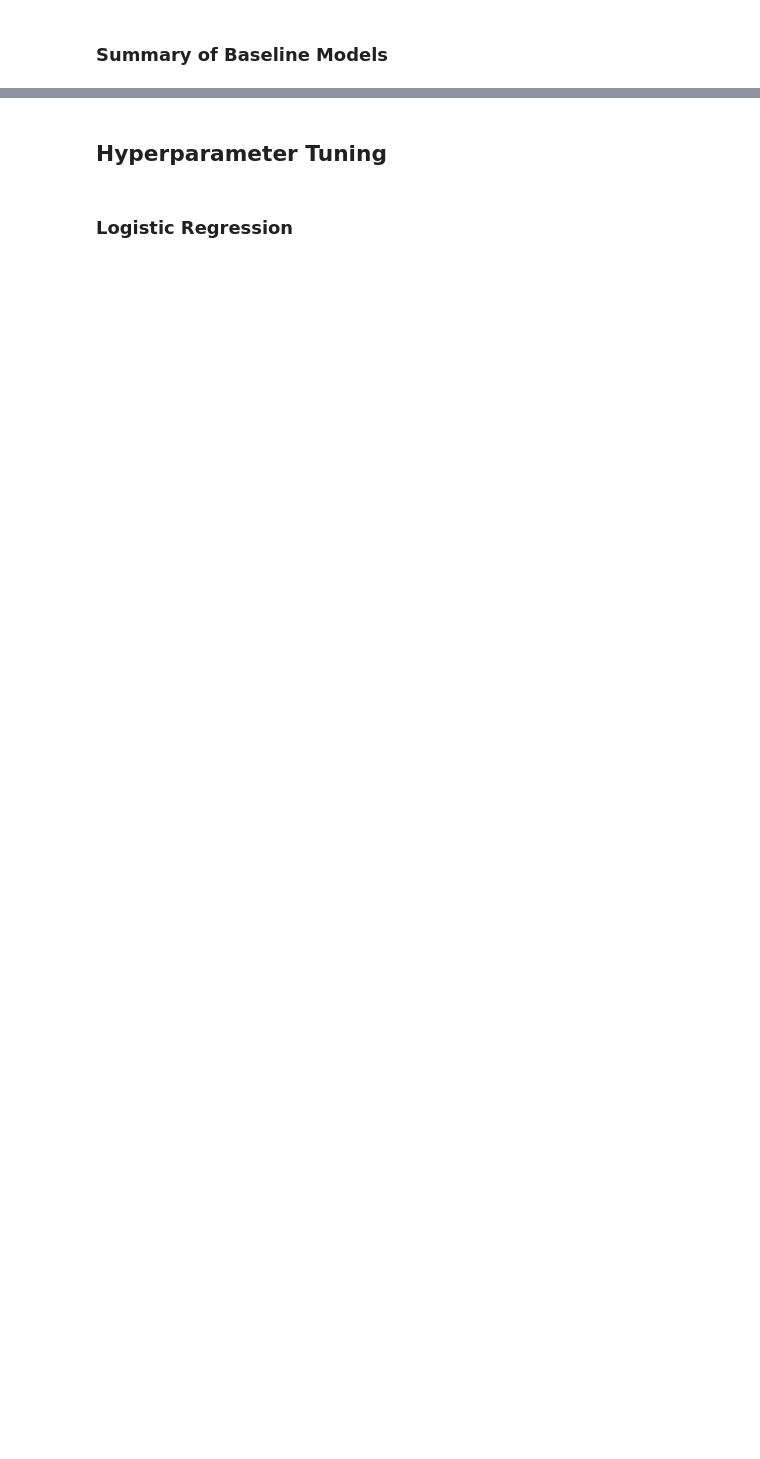
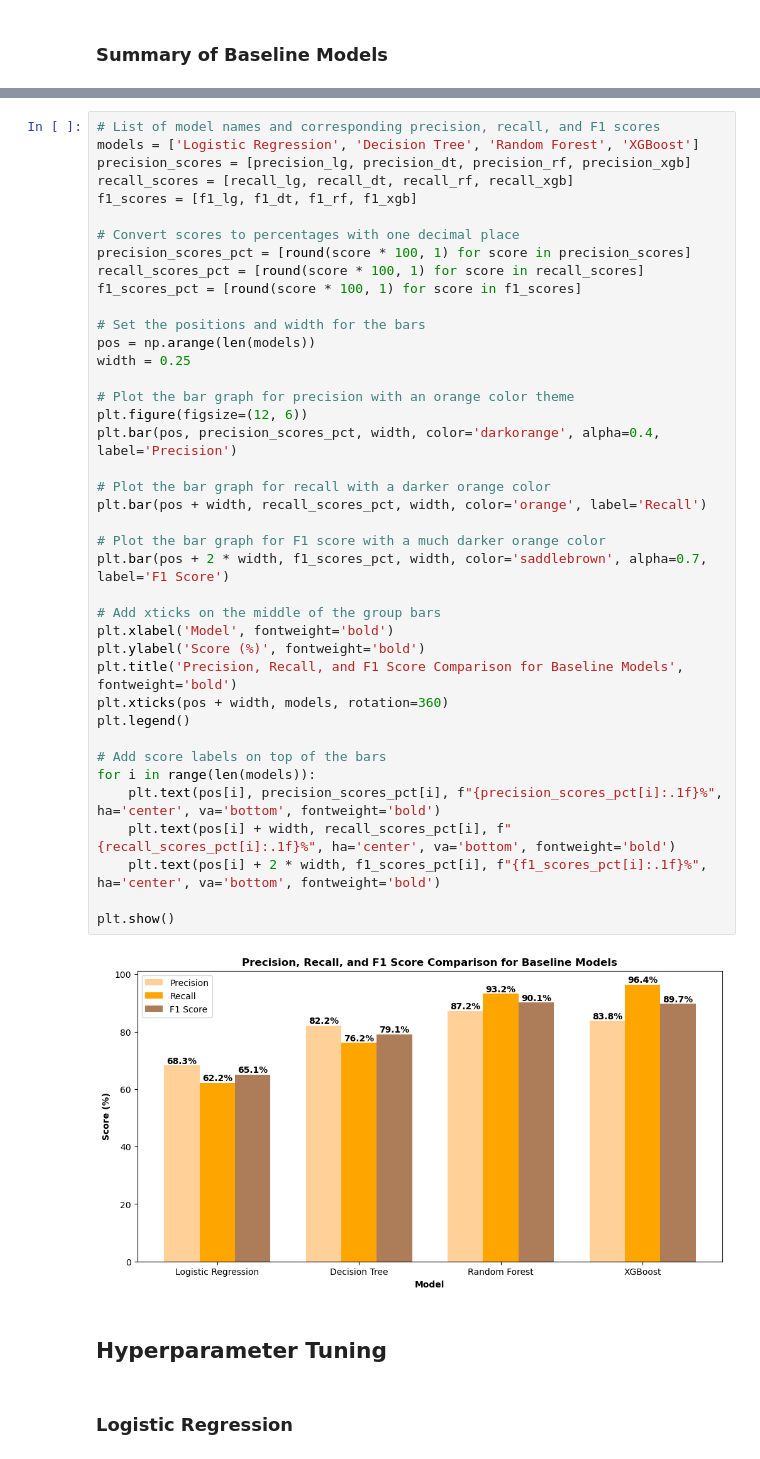
Before and after one commit to rachellliao/loan-default-prediction, a Jupyter notebook: 4. modeling.ipynb, the cells around one changed output, grey strips where cells are left out. Drawn from its saved outputs; the diff is of its cells as text; blank space fills up the shorter version.

```diff
--- a/4. modeling.ipynb
+++ b/4. modeling.ipynb
@@ -498,3 +504,45 @@ XGBoost              0.887409   0.838498  0.963669  0.896736
+# %%
+# List of model names and corresponding precision, recall, and F1 scores
+models = ['Logistic Regression', 'Decision Tree', 'Random Forest', 'XGBoost']
+precision_scores = [precision_lg, precision_dt, precision_rf, precision_xgb]
+recall_scores = [recall_lg, recall_dt, recall_rf, recall_xgb]
+f1_scores = [f1_lg, f1_dt, f1_rf, f1_xgb]
+
+# Convert scores to percentages with one decimal place
+precision_scores_pct = [round(score * 100, 1) for score in precision_scores]
+recall_scores_pct = [round(score * 100, 1) for score in recall_scores]
+f1_scores_pct = [round(score * 100, 1) for score in f1_scores]
+
+# Set the positions and width for the bars
+pos = np.arange(len(models))
+width = 0.25
+
+# Plot the bar graph for precision with an orange color theme
+plt.figure(figsize=(12, 6))
+plt.bar(pos, precision_scores_pct, width, color='darkorange', alpha=0.4, label='Precision')
+
+# Plot the bar graph for recall with a darker orange color
+plt.bar(pos + width, recall_scores_pct, width, color='orange', label='Recall')
+
+# Plot the bar graph for F1 score with a much darker orange color
+plt.bar(pos + 2 * width, f1_scores_pct, width, color='saddlebrown', alpha=0.7, label='F1 Score')
+
+# Add xticks on the middle of the group bars
+plt.xlabel('Model', fontweight='bold')
+plt.ylabel('Score (%)', fontweight='bold')
+plt.title('Precision, Recall, and F1 Score Comparison for Baseline Models', fontweight='bold')
+plt.xticks(pos + width, models, rotation=360)
+plt.legend()
+
+# Add score labels on top of the bars
+for i in range(len(models)):
+    plt.text(pos[i], precision_scores_pct[i], f"{precision_scores_pct[i]:.1f}%", ha='center', va='bottom', fontweight='bold')
+    plt.text(pos[i] + width, recall_scores_pct[i], f"{recall_scores_pct[i]:.1f}%", ha='center', va='bottom', fontweight='bold')
+    plt.text(pos[i] + 2 * width, f1_scores_pct[i], f"{f1_scores_pct[i]:.1f}%", ha='center', va='bottom', fontweight='bold')
+
+plt.show()
+# %% [output]
+[figure, added]
 # %% [markdown]
 ## Hyperparameter Tuning <a class="anchor" id="hyperparameter"></a>
 # %% [markdown]
```
Also changed, not shown: parts of 35 cells of this notebook.
